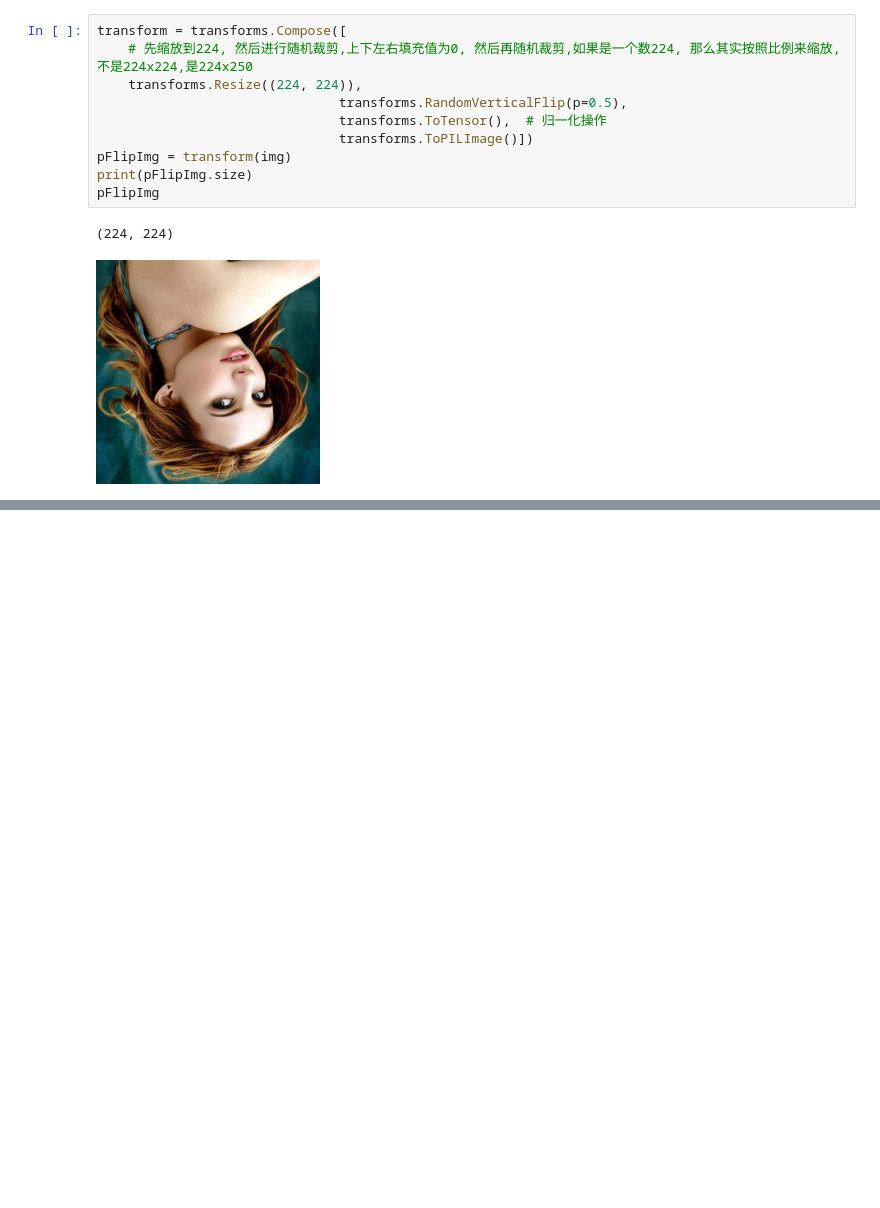
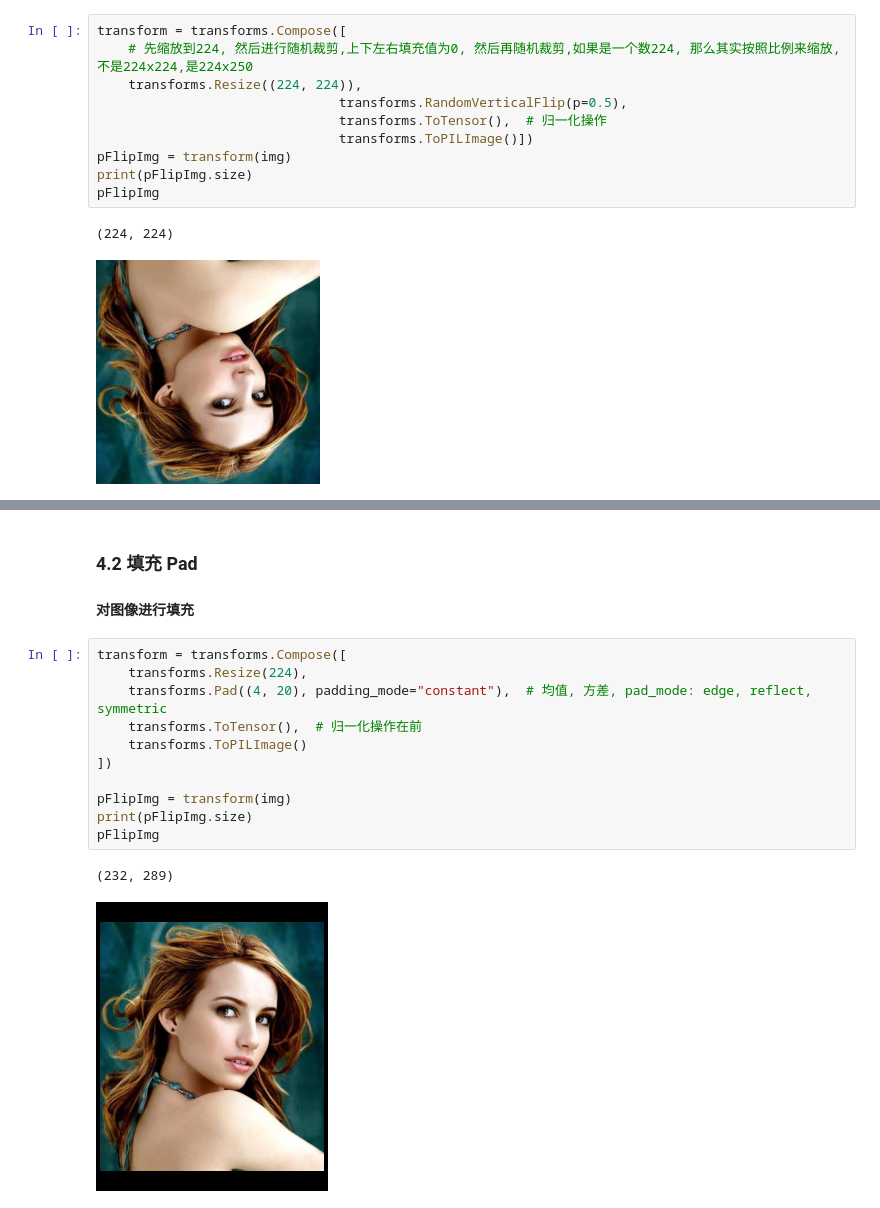
Before and after one commit to bruce1408/Pytorch_learning, a Jupyter notebook: CV/6-1.IMG/img_manual.ipynb, the cells around one changed output, grey strips where cells are left out. Saved outputs shown, nothing was run; the diff lists cells and outputs as text; blank space fills up the shorter version.

```diff
--- a/CV/6-1.IMG/img_manual.ipynb
+++ b/CV/6-1.IMG/img_manual.ipynb
@@ -175,0 +205,17 @@ pFlipImg
+# %% [markdown]
+### 4.2 填充 Pad
+#### 对图像进行填充
+# %%
+transform = transforms.Compose([
+    transforms.Resize(224),
+    transforms.Pad((4, 20), padding_mode="constant"),  # 均值, 方差, pad_mode: edge, reflect, symmetric
+    transforms.ToTensor(),  # 归一化操作在前
+    transforms.ToPILImage()
+])
+
+pFlipImg = transform(img)
+print(pFlipImg.size)
+pFlipImg
+# %% [output]
+(232, 289)
+[figure, added]
```
Also changed, not shown: parts of 17 cells of this notebook.
